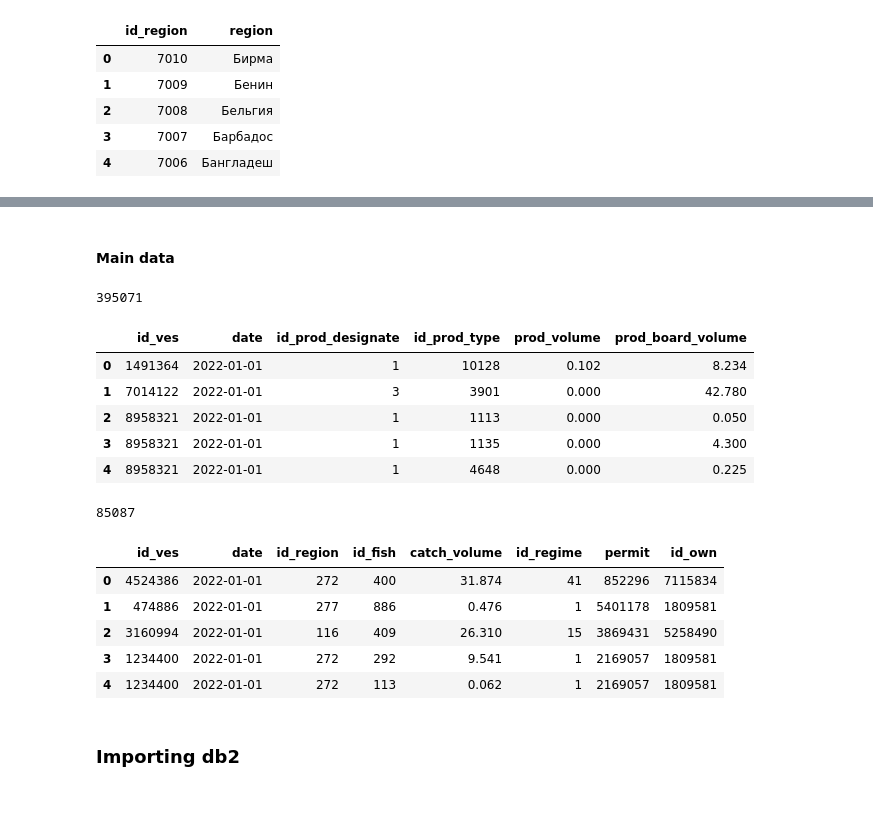
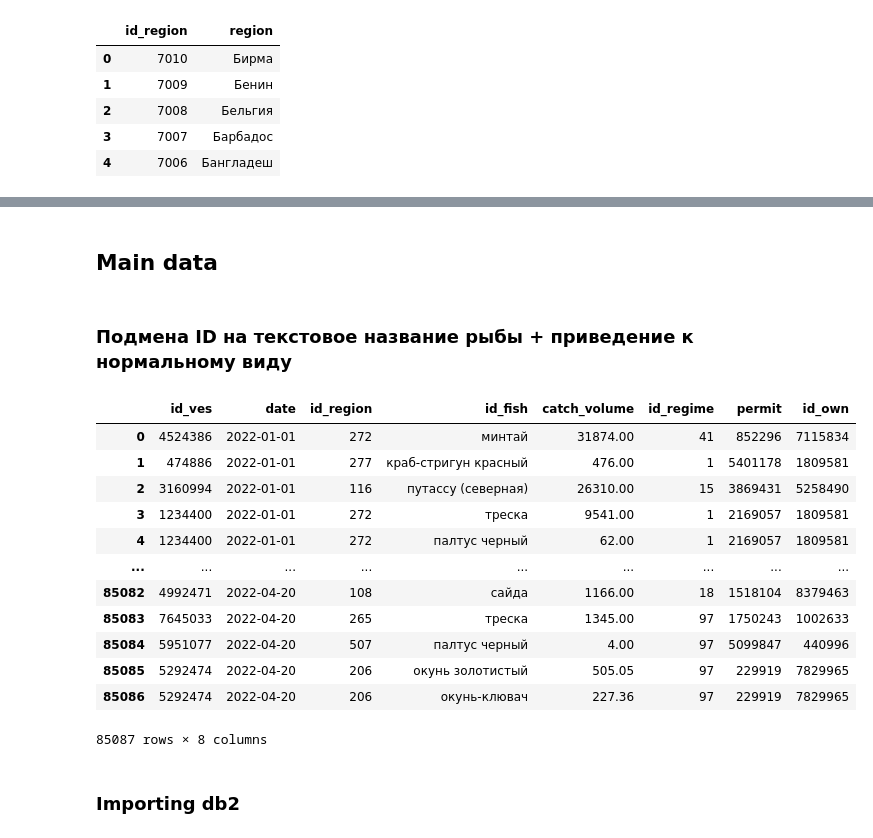
Before and after one commit to qTemiO/Fishing-Control, a Jupyter notebook: notebooks/1_research.ipynb, the cells around one changed output, grey strips where cells are left out. Saved outputs shown, nothing was run; the diff lists cells and outputs as text; code cells hidden in the pictures; blank space fills up the shorter version.

```diff
--- a/notebooks/1_research.ipynb
+++ b/notebooks/1_research.ipynb
@@ -69,27 +85,28 @@ region_df.head(5)
 # %% [markdown]
-#### Main data
+## Main data
-# %%
-print(len(product_df))
-product_df.head(5)
-# %% [output]
-395071
-|  | id_ves | date | id_prod_designate | id_prod_type | prod_volume | prod_board_volume |
-| 0 | 1491364 | 2022-01-01 | 1 | 10128 | 0.102 | 8.234 |
-| 1 | 7014122 | 2022-01-01 | 3 | 3901 | 0.000 | 42.780 |
-| 2 | 8958321 | 2022-01-01 | 1 | 1113 | 0.000 | 0.050 |
-| 3 | 8958321 | 2022-01-01 | 1 | 1135 | 0.000 | 4.300 |
-| 4 | 8958321 | 2022-01-01 | 1 | 4648 | 0.000 | 0.225 |
-# %%
-print(len(catch_df))
-catch_df.head(5)
-# %% [output]
-85087
-|  | id_ves | date | id_region | id_fish | catch_volume | id_regime | permit | id_own |
-| 0 | 4524386 | 2022-01-01 | 272 | 400 | 31.874 | 41 | 852296 | 7115834 |
-| 1 | 474886 | 2022-01-01 | 277 | 886 | 0.476 | 1 | 5401178 | 1809581 |
-| 2 | 3160994 | 2022-01-01 | 116 | 409 | 26.310 | 15 | 3869431 | 5258490 |
-| 3 | 1234400 | 2022-01-01 | 272 | 292 | 9.541 | 1 | 2169057 | 1809581 |
-| 4 | 1234400 | 2022-01-01 | 272 | 113 | 0.062 | 1 | 2169057 | 1809581 |
+# %% [markdown]
+### Подмена ID на текстовое название рыбы + приведение к нормальному виду
+# %%
+def spoofing(id):
+    return fish_df[fish_df['id_fish'] == id]['fish'].values[0]
+catch_df['id_fish'] = catch_df['id_fish'].apply(spoofing)
+catch_df['catch_volume'] = catch_df['catch_volume']*1000
+
+catch_df
+# %% [output]
+|  | id_ves | date | id_region | id_fish | catch_volume | id_regime | permit | id_own |
+| 0 | 4524386 | 2022-01-01 | 272 | минтай | 31874.00 | 41 | 852296 | 7115834 |
+| 1 | 474886 | 2022-01-01 | 277 | краб-стригун красный | 476.00 | 1 | 5401178 | 1809581 |
+| 2 | 3160994 | 2022-01-01 | 116 | путассу (северная) | 26310.00 | 15 | 3869431 | 5258490 |
+| 3 | 1234400 | 2022-01-01 | 272 | треска | 9541.00 | 1 | 2169057 | 1809581 |
+| 4 | 1234400 | 2022-01-01 | 272 | палтус черный | 62.00 | 1 | 2169057 | 1809581 |
+| ... | ... | ... | ... | ... | ... | ... | ... | ... |
+| 85082 | 4992471 | 2022-04-20 | 108 | сайда | 1166.00 | 18 | 1518104 | 8379463 |
+| 85083 | 7645033 | 2022-04-20 | 265 | треска | 1345.00 | 97 | 1750243 | 1002633 |
+| 85084 | 5951077 | 2022-04-20 | 507 | палтус черный | 4.00 | 97 | 5099847 | 440996 |
+| 85085 | 5292474 | 2022-04-20 | 206 | окунь золотистый | 505.05 | 97 | 229919 | 7829965 |
+| 85086 | 5292474 | 2022-04-20 | 206 | окунь-клювач | 227.36 | 97 | 229919 | 7829965 |
+85087 rows × 8 columns
 # %% [markdown]
 ### Importing db2
 # %%
```
Also changed, not shown: parts of 23 cells of this notebook, 2 other files.
